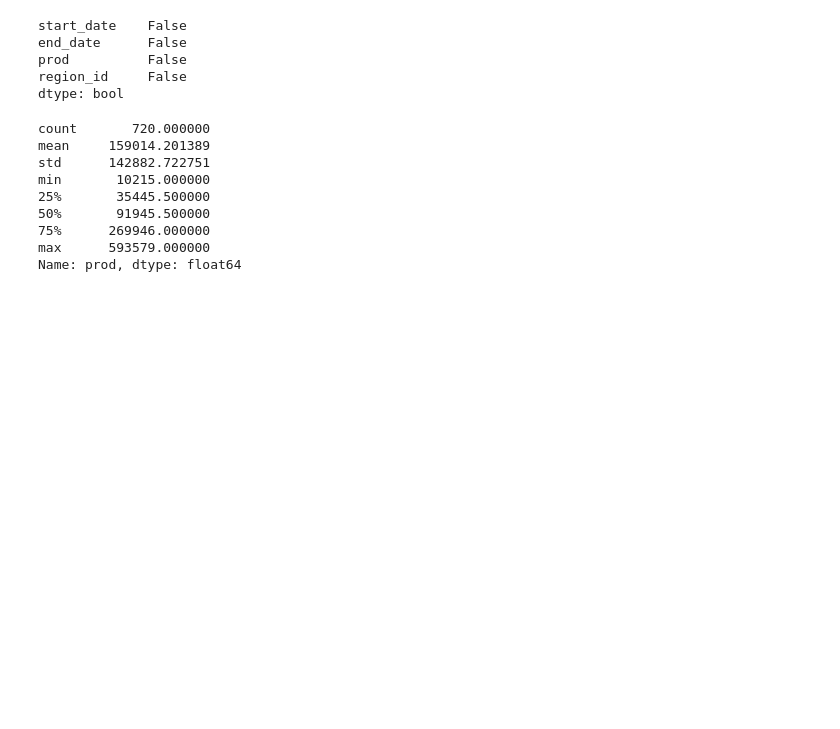
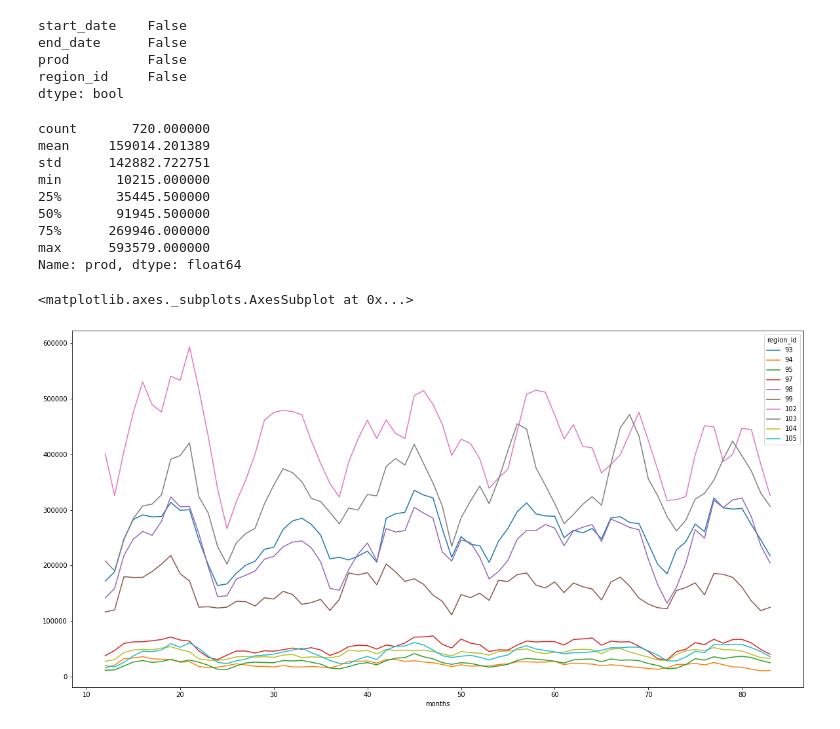
Before and after one commit to hsebasa/SeriesHW, a Jupyter notebook: GroHW.ipynb, the cells around one changed output. Saved outputs shown, nothing was run; the diff lists cells and outputs as text; code cells hidden in the pictures; blank space fills up the shorter version.

```diff
--- a/GroHW.ipynb
+++ b/GroHW.ipynb
@@ -428 +457,8 @@ Name: prod, dtype: float64
+# %%
+prod_ns = raw_prod.groupby(['region_id', 'months'])['prod'].mean().to_frame('avg')
+prod_ns_stacked = prod_ns.unstack(level=0)
+prod_ns_stacked['avg'].plot(figsize=(20, 10))
+# %% [output]
+<matplotlib.axes._subplots.AxesSubplot at 0x...>
+[figure, added]
 # %%
```
Also changed, not shown: parts of 34 cells of this notebook.
